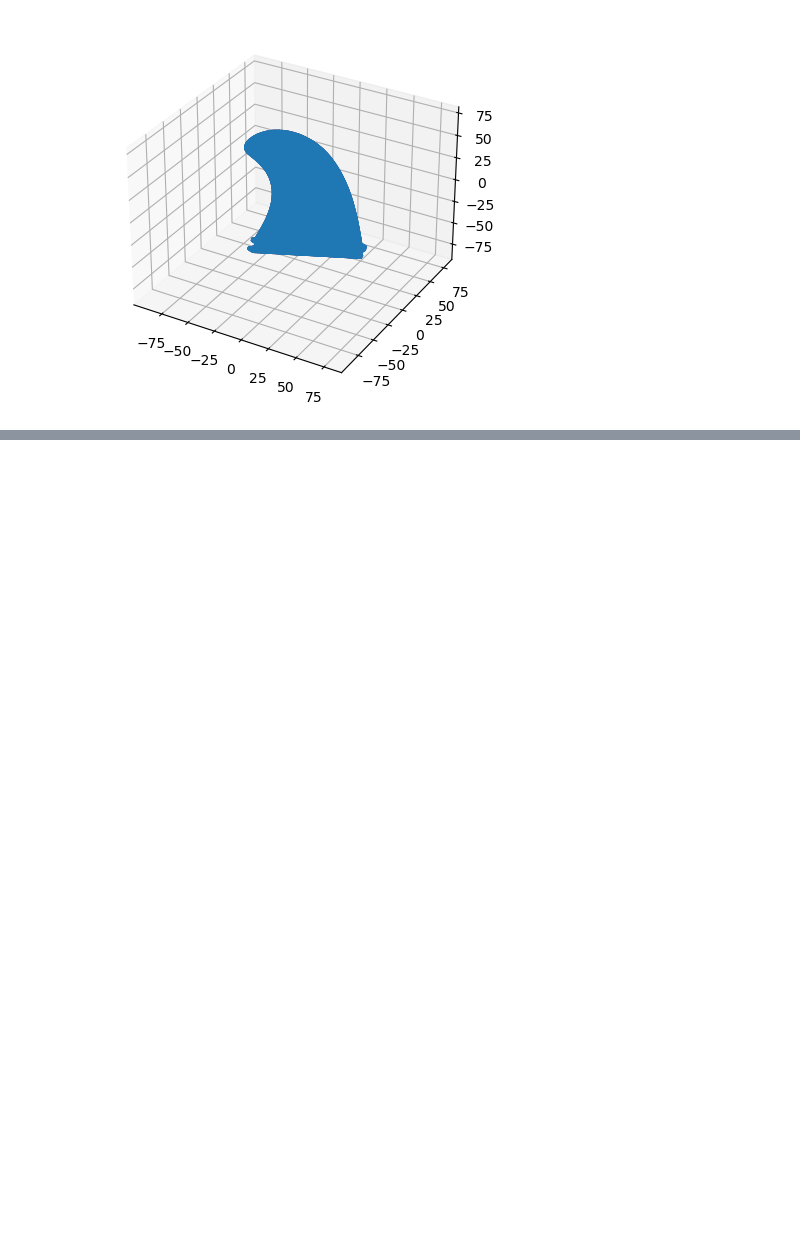
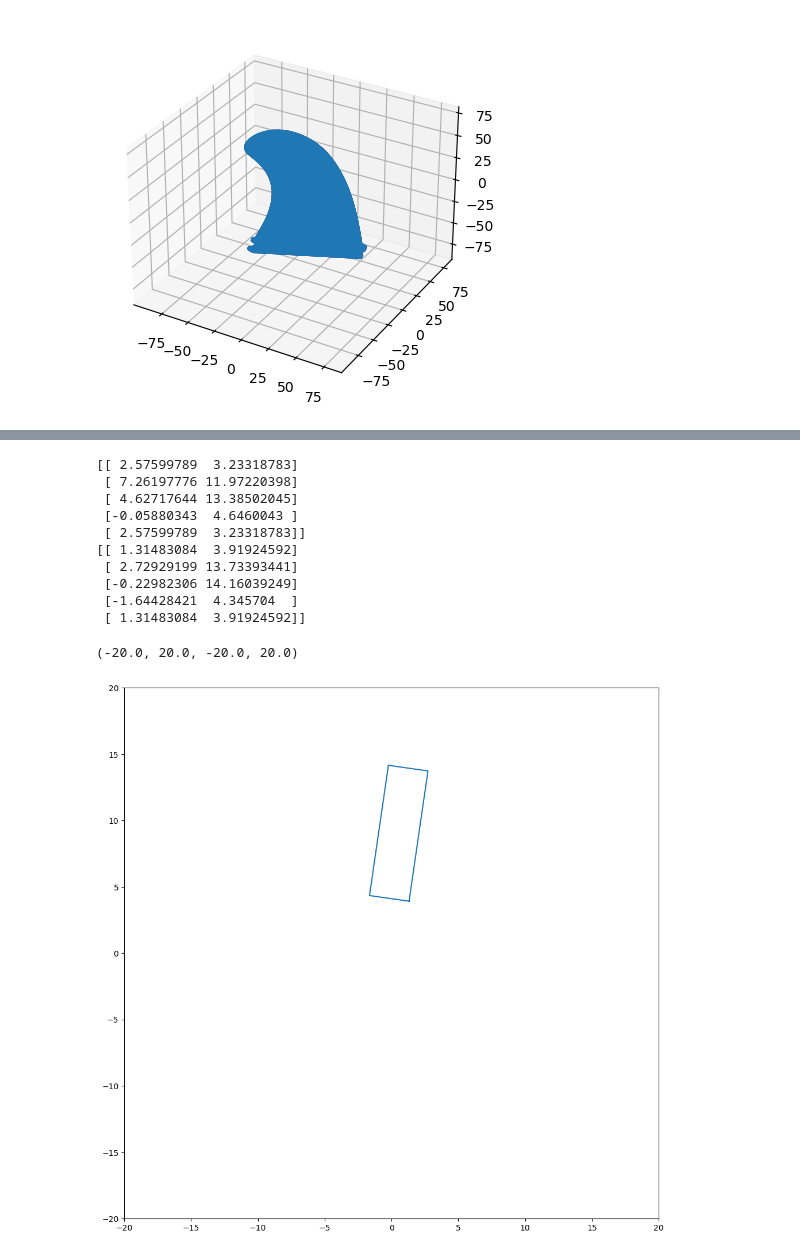
Before and after one commit to ian1x/SHRED-STL-Analysis, a Jupyter notebook: TestingPythonCompatibility.ipynb, the cells around one changed output, grey strips where cells are left out. Saved outputs shown, nothing was run; the diff lists cells and outputs as text; code cells hidden in the pictures; blank space fills up the shorter version.

```diff
--- a/TestingPythonCompatibility.ipynb
+++ b/TestingPythonCompatibility.ipynb
@@ -105,0 +145,27 @@ fin.save('fin_cog.stl')
+# %%
+# I want to try and rotate the box by like 20 degrees. I will do this using a rotation matrix
+theta = math.radians(20)
+R = [[math.cos(theta),-math.sin(theta)],
+    [math.sin(theta), math.cos(theta)]]
+print(corners)
+for i in range(len(corners)):
+    corners[i] = np.matmul(R,corners[i])
+print(corners)
+
+points_figure = pyplot.figure(figsize=(12,12))
+ax = points_figure.add_subplot(111)
+ax.plot(corners[:,0],corners[:,1],'-')
+pyplot.axis((-20,20,-20,20))
+# %% [output]
+[[ 2.57599789  3.23318783]
+ [ 7.26197776 11.97220398]
+ [ 4.62717644 13.38502045]
+ [-0.05880343  4.6460043 ]
+ [ 2.57599789  3.23318783]]
+[[ 1.31483084  3.91924592]
+ [ 2.72929199 13.73393441]
+ [-0.22982306 14.16039249]
+ [-1.64428421  4.345704  ]
+ [ 1.31483084  3.91924592]]
+(-20.0, 20.0, -20.0, 20.0)
+[figure, added]
```
Also changed, not shown: parts of 5 cells of this notebook, 5 other files.
